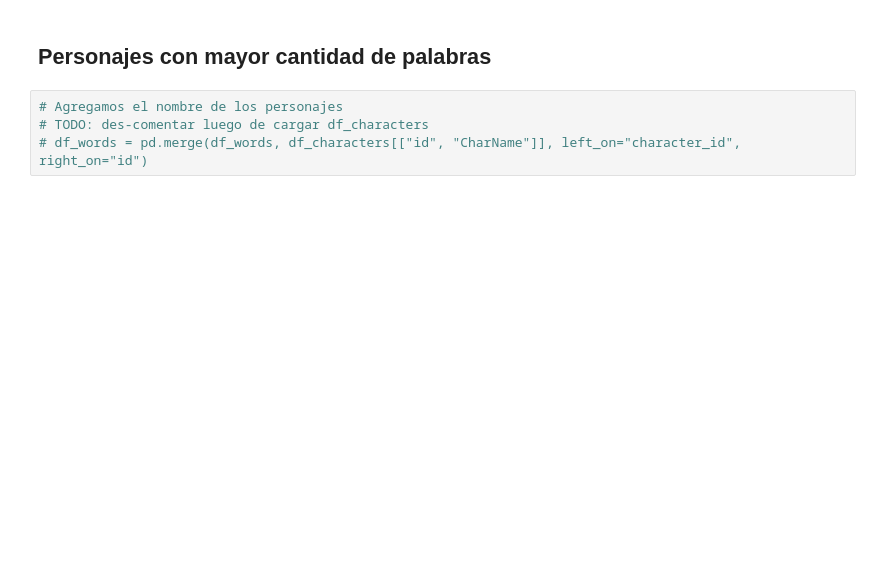
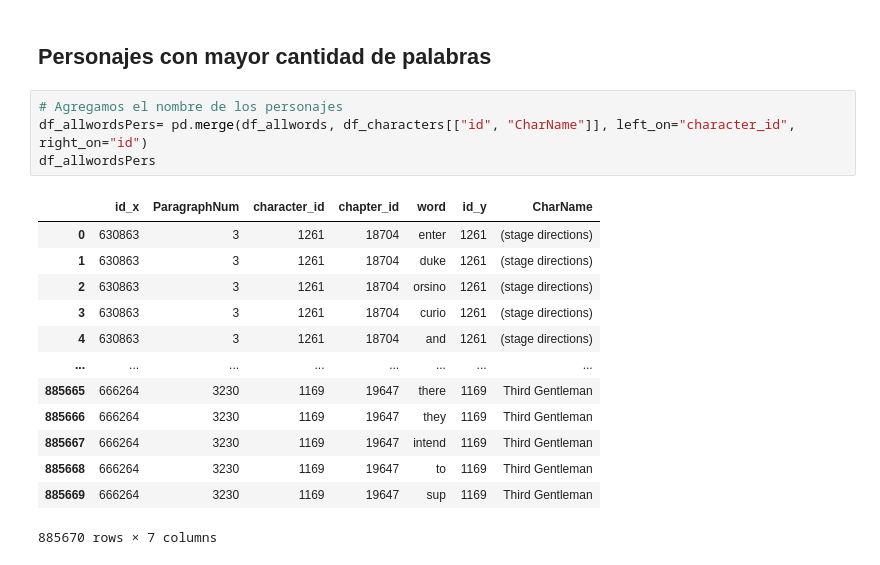
Before and after one commit to srobaina99/Introducci-n-a-ciencia-de-datos, a Jupyter notebook: shakespeare_t1.ipynb, the cells around one changed output. Cells and saved outputs as stored; diff of their text form; blank space fills up the shorter version.

```diff
--- a/shakespeare_t1.ipynb
+++ b/shakespeare_t1.ipynb
@@ -333,6 +348,20 @@ Name: word, Length: 30988, dtype: int64
  ## Personajes con mayor cantidad de palabras
 # %%
 # Agregamos el nombre de los personajes
-# TODO: des-comentar luego de cargar df_characters
-# df_words = pd.merge(df_words, df_characters[["id", "CharName"]], left_on="character_id", right_on="id")
+df_allwordsPers= pd.merge(df_allwords, df_characters[["id", "CharName"]], left_on="character_id", right_on="id")
+df_allwordsPers
+# %% [output]
+|  | id_x | ParagraphNum | character_id | chapter_id | word | id_y | CharName |
+| 0 | 630863 | 3 | 1261 | 18704 | enter | 1261 | (stage directions) |
+| 1 | 630863 | 3 | 1261 | 18704 | duke | 1261 | (stage directions) |
+| 2 | 630863 | 3 | 1261 | 18704 | orsino | 1261 | (stage directions) |
+| 3 | 630863 | 3 | 1261 | 18704 | curio | 1261 | (stage directions) |
+| 4 | 630863 | 3 | 1261 | 18704 | and | 1261 | (stage directions) |
+| ... | ... | ... | ... | ... | ... | ... | ... |
+| 885665 | 666264 | 3230 | 1169 | 19647 | there | 1169 | Third Gentleman |
+| 885666 | 666264 | 3230 | 1169 | 19647 | they | 1169 | Third Gentleman |
+| 885667 | 666264 | 3230 | 1169 | 19647 | intend | 1169 | Third Gentleman |
+| 885668 | 666264 | 3230 | 1169 | 19647 | to | 1169 | Third Gentleman |
+| 885669 | 666264 | 3230 | 1169 | 19647 | sup | 1169 | Third Gentleman |
+885670 rows × 7 columns
 # %%
```
Also changed, not shown: parts of 17 cells of this notebook.
